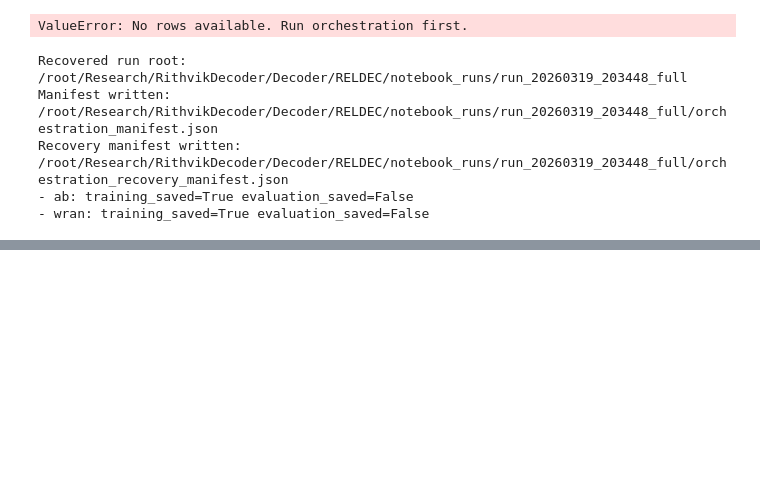
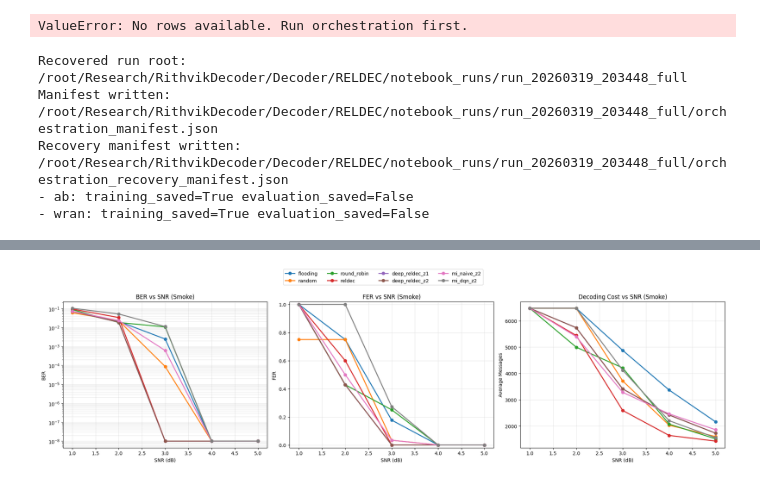
Before and after one commit to houleux/Decoder, a Jupyter notebook: RELDEC/RELDEC_eval_from_ckpt.ipynb, the cells around one changed output, grey strips where cells are left out. Drawn from its saved outputs; the diff is of its cells as text; code cells hidden in the pictures; blank space fills up the shorter version.

```diff
--- a/RELDEC/RELDEC_eval_from_ckpt.ipynb
+++ b/RELDEC/RELDEC_eval_from_ckpt.ipynb
@@ -1354,0 +1408,51 @@ Recovery manifest written: /root/Research/RithvikDecoder/Decoder/RELDEC/notebook
+# %%
+# Plot styling and method order.
+method_order = [
+    'flooding',
+    'random',
+    'round_robin',
+    'reldec',
+    'deep_reldec_z1',
+    'deep_reldec_z2',
+    'mi_naive_z2',
+    'mi_dqn_z2',
+]
+method_order = [m for m in method_order if m in set(plot_df['method'])]
+
+fig, axes = plt.subplots(1, 3, figsize=(20, 5), constrained_layout=True)
+
+# BER vs SNR (log scale)
+for method in method_order:
+    sub = plot_df[plot_df['method'] == method].sort_values('snr_db')
+    y = sub['ber'].clip(lower=1e-8)
+    axes[0].plot(sub['snr_db'], y, marker='o', linewidth=2, label=method)
+axes[0].set_yscale('log')
+axes[0].set_xlabel('SNR (dB)')
+axes[0].set_ylabel('BER')
+axes[0].set_title('BER vs SNR (Smoke)')
+axes[0].grid(True, which='both', alpha=0.3)
+
+# FER vs SNR
+for method in method_order:
+    sub = plot_df[plot_df['method'] == method].sort_values('snr_db')
+    axes[1].plot(sub['snr_db'], sub['fer'], marker='o', linewidth=2, label=method)
+axes[1].set_xlabel('SNR (dB)')
+axes[1].set_ylabel('FER')
+axes[1].set_title('FER vs SNR (Smoke)')
+axes[1].set_ylim(-0.02, 1.02)
+axes[1].grid(True, alpha=0.3)
+
+# Avg message cost vs SNR
+for method in method_order:
+    sub = plot_df[plot_df['method'] == method].sort_values('snr_db')
+    axes[2].plot(sub['snr_db'], sub['avg_messages'], marker='o', linewidth=2, label=method)
+axes[2].set_xlabel('SNR (dB)')
+axes[2].set_ylabel('Average Messages')
+axes[2].set_title('Decoding Cost vs SNR (Smoke)')
+axes[2].grid(True, alpha=0.3)
+
+handles, labels = axes[2].get_legend_handles_labels()
+fig.legend(handles, labels, loc='upper center', ncol=4, bbox_to_anchor=(0.5, 1.15))
+plt.show()
+# %% [output]
+[figure, added]
```
Also changed, not shown: parts of 3 cells of this notebook, 11 other files.
